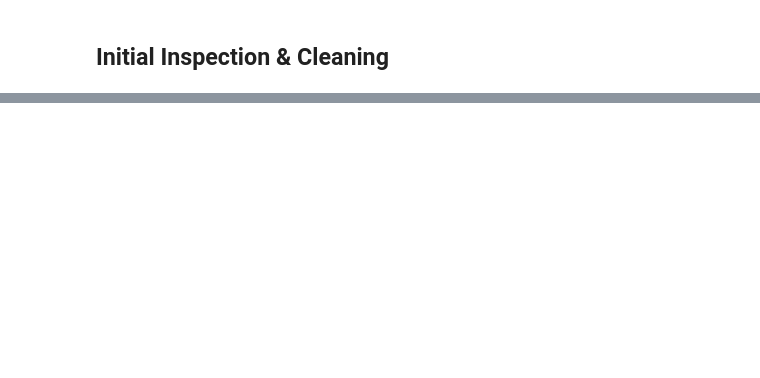
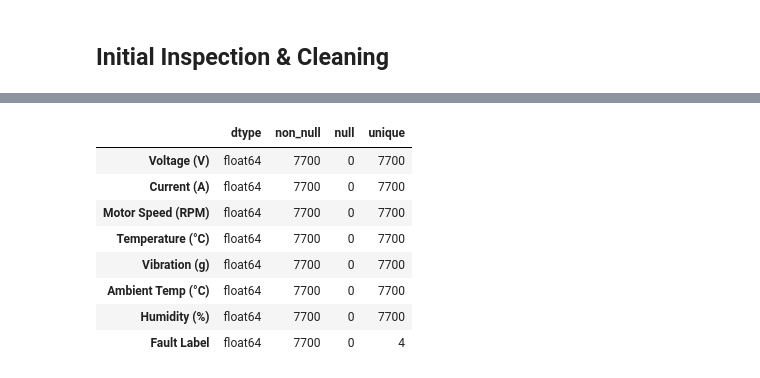
Before and after one commit to Silva-DTS/Statistical-Learning-e23379, a Jupyter notebook: data_analysis_testing.ipynb, the cells around one changed output, grey strips where cells are left out. Saved outputs shown, nothing was run; the diff lists cells and outputs as text; code cells hidden in the pictures; blank space fills up the shorter version.

```diff
--- a/data_analysis_testing.ipynb
+++ b/data_analysis_testing.ipynb
@@ -132,0 +112,12 @@ AttributeError: 'DataInspector' object has no attribute 'delete_columns'
+# %%
+inspector.column_details()
+# %% [output]
+|  | dtype | non_null | null | unique |
+| Voltage (V) | float64 | 7700 | 0 | 7700 |
+| Current (A) | float64 | 7700 | 0 | 7700 |
+| Motor Speed (RPM) | float64 | 7700 | 0 | 7700 |
+| Temperature (°C) | float64 | 7700 | 0 | 7700 |
+| Vibration (g) | float64 | 7700 | 0 | 7700 |
+| Ambient Temp (°C) | float64 | 7700 | 0 | 7700 |
+| Humidity (%) | float64 | 7700 | 0 | 7700 |
+| Fault Label | float64 | 7700 | 0 | 4 |
```
Also changed, not shown: parts of 21 cells of this notebook.
